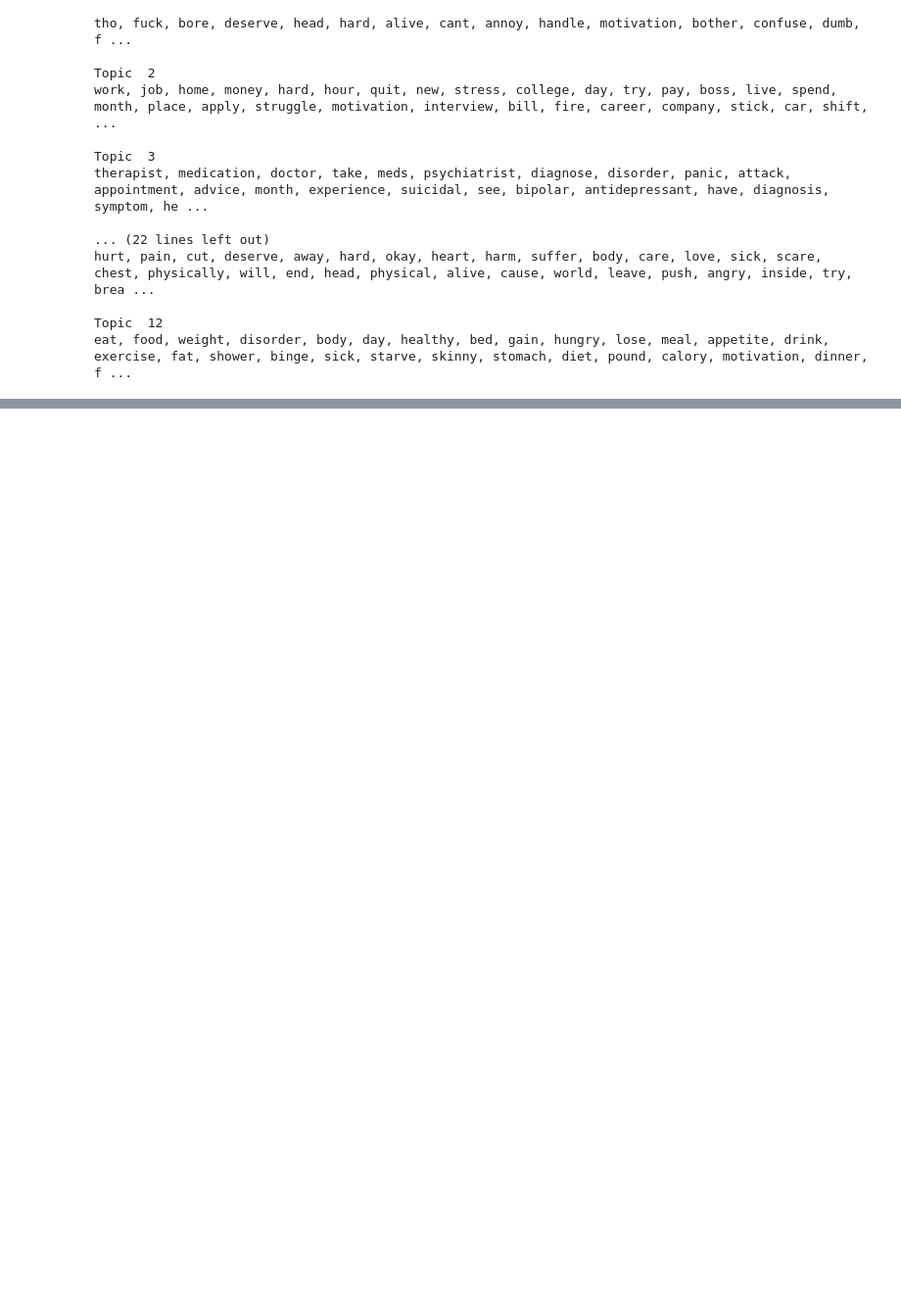
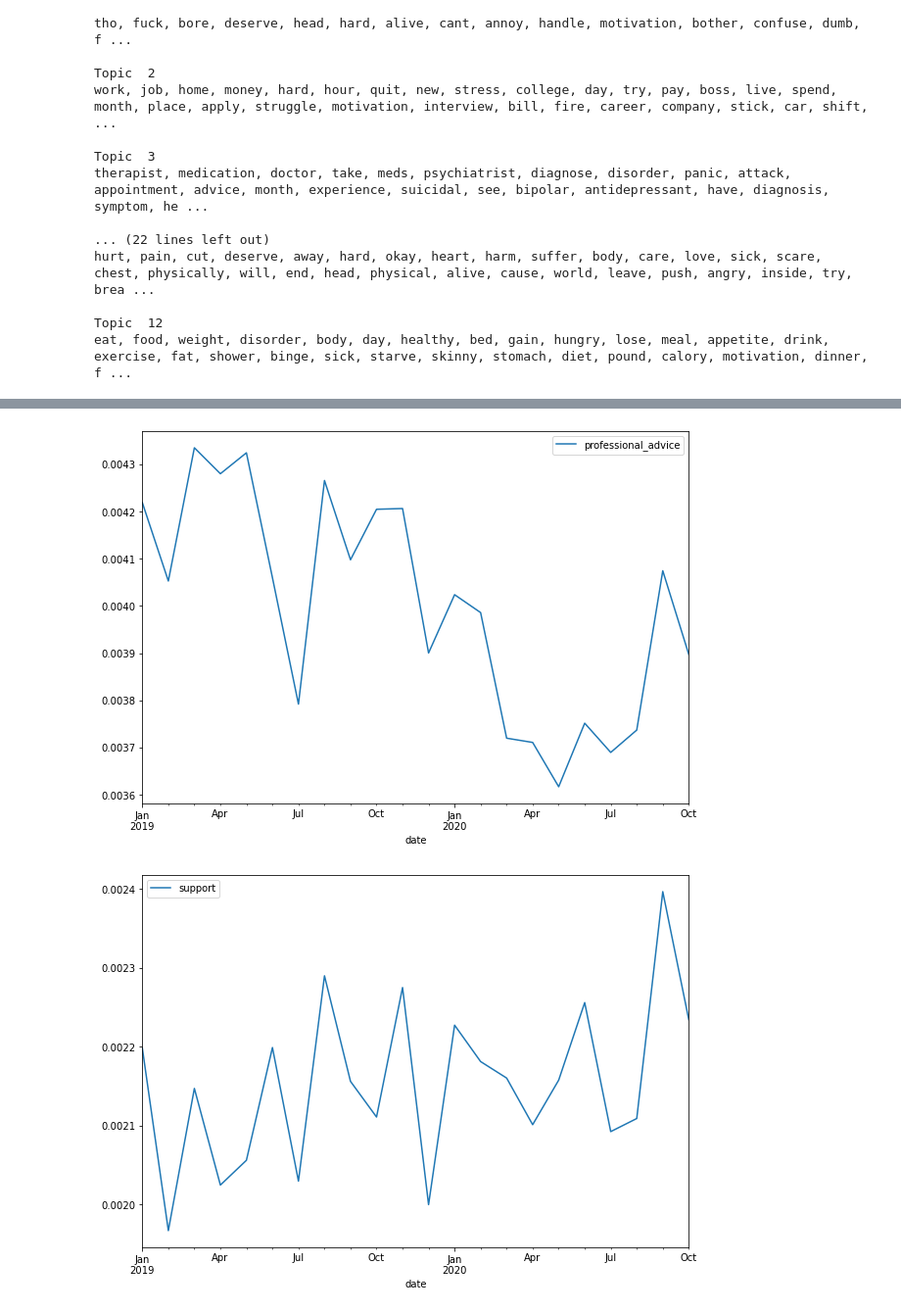
Before and after one commit to dirtylittledirtbike/project_04, a Jupyter notebook: notebooks/eda_with_topics.ipynb, the cells around one changed output, grey strips where cells are left out. Shown at 98% size. Drawn from its saved outputs; the diff is of its cells as text; code cells hidden in the pictures; blank space fills up the shorter version.

```diff
--- a/notebooks/eda_with_topics.ipynb
+++ b/notebooks/eda_with_topics.ipynb
@@ -222,0 +218,11 @@ months.plot.barh(figsize=(10,7));
+# %%
+# topic_doc_df.groupby(topic_doc_df['date'].dt.isocalendar().week).max_label.value_counts()
+freq = 'M'
+
+for col in topic_doc_df.select_dtypes('float').columns.to_list():
+    temp = topic_doc_df.groupby(pd.Grouper(key='date',freq=freq))[col].mean().to_frame()
+    temp.plot(figsize=[10, 7])
+    plt.show()
+# %% [output]
+[figure, added]
+[figure, added]
```
Also changed, not shown: parts of 20 cells of this notebook, 5 other files.
